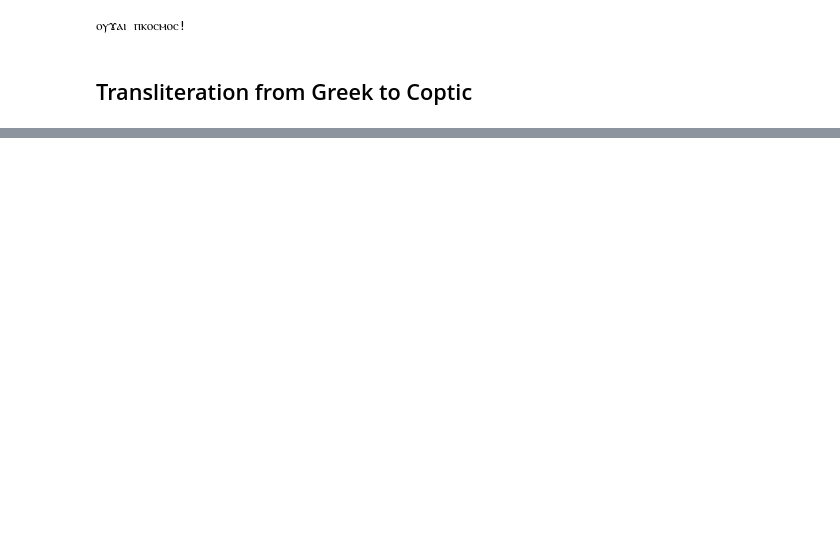
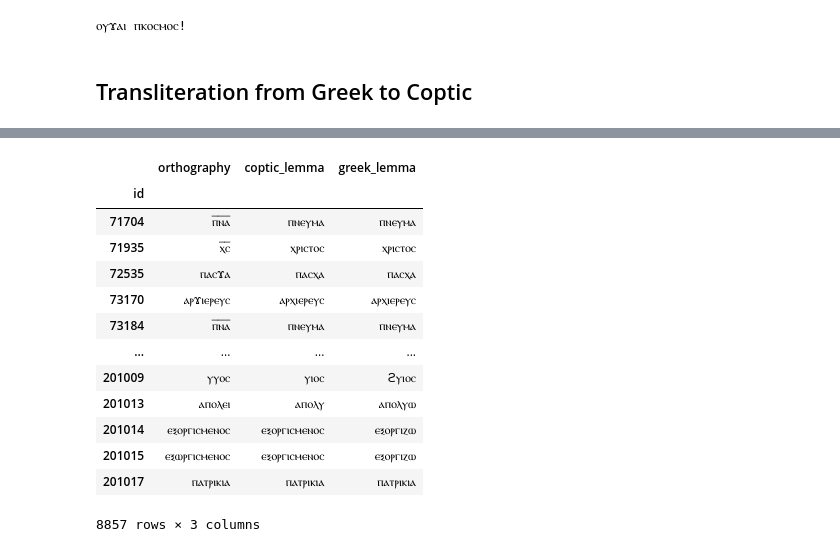
Before and after one commit to kmein/greek-coptic, a Jupyter notebook: greek-coptic.ipynb, the cells around one changed output, grey strips where cells are left out. Saved outputs shown, nothing was run; the diff lists cells and outputs as text; code cells hidden in the pictures; blank space fills up the shorter version.

```diff
--- a/greek-coptic.ipynb
+++ b/greek-coptic.ipynb
@@ -82,10 +82,10 @@ greek_to_coptic = {
 
 def transliterate(greek):
     normalized = unicodedata.normalize("NFD", greek)
-    clean_spiritus_asper = lambda x: re.sub(r"^([ⲁⲉⲏⲓⲟⲱⲩ]+)ϩ", r'ϩ\1', x).replace("ⲣϩ", "ⲣ")
+    clean_spiritus_asper = lambda x: re.sub(r"^([ⲣⲁⲉⲏⲓⲟⲱⲩ]+)ϩ", r'ϩ\1', x)
     return clean_spiritus_asper(
         "".join(
-            greek_to_coptic[character]
+            greek_to_coptic[character.lower()]
             for character in normalized
             if character in greek_to_coptic
         )
@@ -96,0 +117,35 @@ transliterate("ῥᾳδίως")
+# %%
+df_simple = df[["orthography", "coptic_lemma", "greek_lemma"]]
+df_simple = df_simple.dropna()
+
+# transliterate the greek lemmata into coptic
+df_simple["greek_lemma"] = df_simple["greek_lemma"].apply(transliterate)
+
+# remove incertain or abbreviated coptic lemmata
+df_simple = df_simple[~df_simple["coptic_lemma"].str.contains(r"\[ⲟⲩⲅⲅⲓⲁ\]|incertum|/|\?")]
+
+# remove abbreviated orthographies
+df_simple = df_simple[~df_simple["orthography"].str.contains(r"ⲡ︦ⲛ︦ⲁ︦|ⲡ︤ⲛ︦ⲁ︥|ⲭ︦ⲥ︦|ⲭ︦ⲣ︦ⲥ︦|…|/|\?")]
+
+# remove prefixes and suffixes of coptic lemmata
+df_simple["coptic_lemma"] = df_simple["coptic_lemma"].str.replace("^(ϩⲉⲛ-|ⲉⲓⲣⲉ X ⲛ-|X ⲛ-|ⲣⲙ-?ⲛ-|ⲥⲁϩ-|ⲡⲗϭ-|ⲉⲓⲣⲉ-ⲙ-ⲡ-|ⲉⲓⲣⲉ ⲛ-|ⲱϣ-|ⲡ-?ⲉⲧ-|ϫⲡⲉ-|ⲛⲉϫ-|ⲉⲓⲣⲉ ⲛ-ⲧ⸗ -|ⲧⲁⲩⲉ-|ⲛⲉⲉϥ-|ⲣⲉⲥ-|\[ⲟⲩ-\]|ⲧⲁⲓ-|ⲙⲁ-|ⲥⲙⲛ-|ⲥⲁ-|ⲧⲁⲗⲉ-|ϧⲁⲧⲉⲃ-|ⲁⲣⲓ-|ⲧⲁⲕⲉ-|ⲙⲁ(ⲓ|ⲉⲓ|ⲓ̈)-|ⲙⲁⲥ-|ⲡⲁⲥ-|ⲣⲉϥ-|ⲟⲩ-|ⲧ-|ⲡ⸗ -|ϩⲓ-|ⲁⲧ-|ⲁϣ-|ⲡⲁϣ-|ⲟⲩⲛⲧⲉ- \.?-?|ⲟ[- ]ⲛ-|\u0304|\*|\[ⲧ-\]|\[ⲛ\]|ⲙ[ⲛⲉ]ⲧ-|ⲣⲙ-\[ⲛ\]-|ⲁⲥ-|ⲧⲉ-|ⲛⲟⲩϫⲉ-ⲉⲃⲟⲗ-|ⲣⲙ-[ⲡⲧ]-|ⲕⲁⲥ-ⲛ-|\[?[ⲧⲡ]ⲉ?-\]?|ⲡⲉϩ-|[ⲡⲧ]ⲉ?⸗ -|\[ⲧ/ⲟⲩ\]-|ϫⲓ ⲧ⸗ |ϣⲉⲡ-ⲧ-|ϯ-|ⲉ?ⲣ-|ϯⲕ-|ϫⲓ-|ϣ[ⲫⲃ](ⲏ|ⲉⲉ)?ⲣ-|[ϭϫ]ⲓ[ⲙⲛ]-|ϣⲁ?ⲙϣⲉ-|ϯ ⲙ-ⲡⲉ\[⸗ \]-|ⲡⲉ/ⲛ\[⸗ \]-|ⲧⲉϣ-|(ϣⲱⲱⲧ|ⲥⲙⲓⲛⲉ|ϭⲓⲛⲉ|ϣⲱⲡⲉ|ϫⲱ|ϣⲟⲣⲡ|ϫⲓ|ϣⲟⲟⲡ|ϯ|ϥⲓ|ⲧⲁⲗⲟ( ⲉϩⲣⲁⲓ)?|ⲡⲣⲟⲥⲫⲉⲣⲉⲓ|ⲗⲓⲅⲓⲍⲉ|ⲉⲡⲓⲕⲁⲗⲉⲓ|ⲥⲱⲕ) |[ⲙⲛ]-(ⲡⲉ?-|ⲟⲩ-|ⲧⲉ?-)?|ϭⲛ-|ϣⲟ?ⲣⲡ-|ϥⲁ?ⲓ-|ϣⲟⲩ-|\[ⲙ-\]ⲡ⸗ |ϫⲓ ⲛ-ⲧ⸗ |ϭⲟⲥ-\[?ⲛ\]?-|ϣⲉⲧ-ⲡ-|ϥⲓ ⲙ-ⲡⲉ/ⲛ\[⸗ \]-|ϣⲙⲧ-|\[ⲙ\]-ⲡ-|ϣⲛ-|ⲕⲁⲑⲓⲥⲧⲁ .ⲛ-)+", "", regex=True).replace(" (\[ⲉⲃⲟⲗ\]|ⲉϩⲣⲁⲓ|ⲁⲃⲁⲗ|ⲉⲃⲟⲗ|ⲧⲟ|\[(non-)?caus\])$", "", regex=True).str.replace("ϯ", "ⲧⲓ").str.replace("ι|ⲓ̈|ⲓ̄", "ⲓ", regex=True).str.strip()
+
+df_simple["orthography"] = df_simple["orthography"].str.lower().str.replace("\u02BE|\u2CFF|\u0307|\u0308|\u0301|\u0323|\u0304|\u1DCD|\u0302|\u0306" + "|" + r"⟦.*?⟧|\[|\]|\||[`’`´:⸌⸍⸳\·*]", "", regex=True)
+# %%
+pd.set_option('display.max_rows', 200)
+df_simple[df_simple["orthography"].str.contains(r"[^ⲁⲃⲅⲇⲉⲍⲏⲑⲕⲗⲙⲛⲝⲡⲣⲥⲧⲟⲱⲩⲓϩⲫⲭⲯⲡ]")]
+# %% [output]
+|  | orthography | coptic_lemma | greek_lemma |
+| id |  |  |  |
+| 71704 | ⲡ︦ⲛ︦ⲁ︦ | ⲡⲛⲉⲩⲙⲁ | ⲡⲛⲉⲩⲙⲁ |
+| 71935 | ⲭ︦ⲥ︦ | ⲭⲣⲓⲥⲧⲟⲥ | ⲭⲣⲓⲥⲧⲟⲥ |
+| 72535 | ⲡⲁⲥϫⲁ | ⲡⲁⲥⲭⲁ | ⲡⲁⲥⲭⲁ |
+| 73170 | ⲁⲣϫⲓⲉⲣⲉⲩⲥ | ⲁⲣⲭⲓⲉⲣⲉⲩⲥ | ⲁⲣⲭⲓⲉⲣⲉⲩⲥ |
+| 73184 | ⲡ︦ⲛ︦ⲁ︦ | ⲡⲛⲉⲩⲙⲁ | ⲡⲛⲉⲩⲙⲁ |
+| ... | ... | ... | ... |
+| 201009 | ⲩⲩⲟⲥ | ⲩⲓⲟⲥ | ϩⲩⲓⲟⲥ |
+| 201013 | ⲁⲡⲟⲗⲉⲓ | ⲁⲡⲟⲗⲩ | ⲁⲡⲟⲗⲩⲱ |
+| 201014 | ⲉⲝⲟⲣⲅⲓⲥⲙⲉⲛⲟⲥ | ⲉⲝⲟⲣⲅⲓⲥⲙⲉⲛⲟⲥ | ⲉⲝⲟⲣⲅⲓⲍⲱ |
+| 201015 | ⲉⲝⲱⲣⲅⲓⲥⲙⲉⲛⲟⲥ | ⲉⲝⲟⲣⲅⲓⲥⲙⲉⲛⲟⲥ | ⲉⲝⲟⲣⲅⲓⲍⲱ |
+| 201017 | ⲡⲁⲧⲣⲓⲕⲓⲁ | ⲡⲁⲧⲣⲓⲕⲓⲁ | ⲡⲁⲧⲣⲓⲕⲓⲁ |
+8857 rows × 3 columns
```
Also changed, not shown: parts of 9 cells of this notebook, 2 other files.
